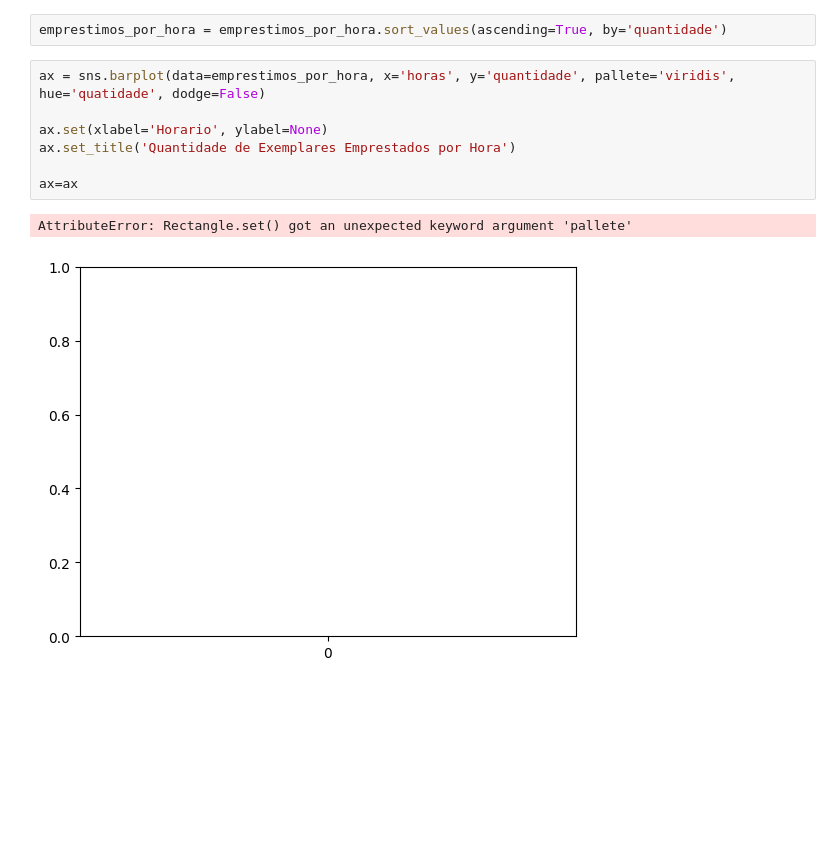
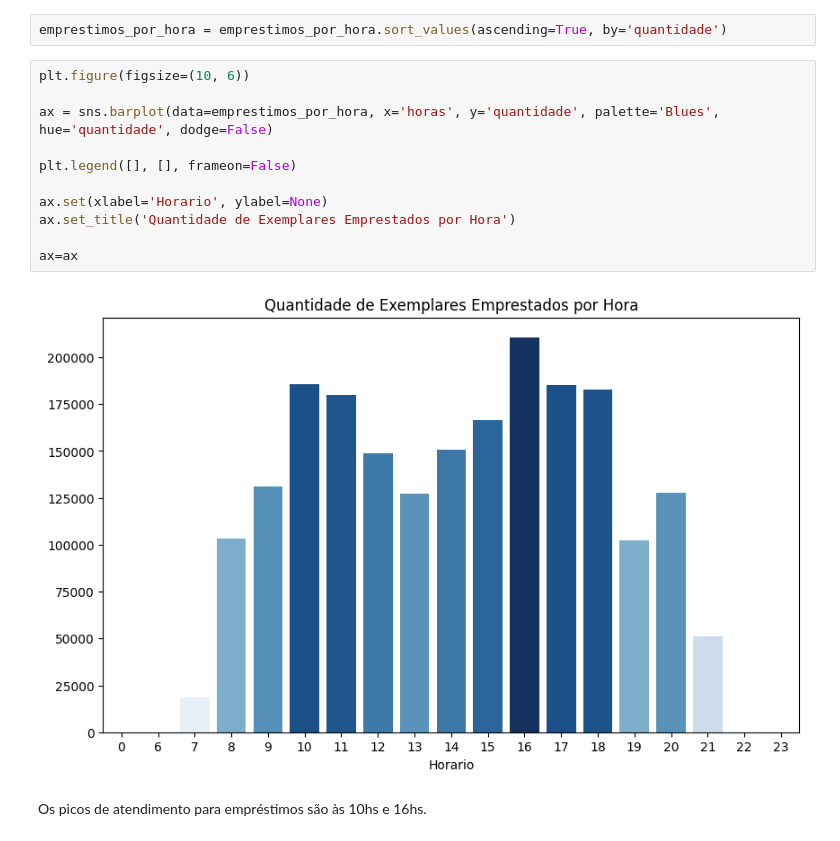
Before and after one commit to wmborges/7_days_of_code_Alura, a Jupyter notebook: 7_days_of_code.ipynb, the cells around one changed output. Saved outputs shown, nothing was run; the diff lists cells and outputs as text; blank space fills up the shorter version.

Commit message:
Atualizar o gráfico de empréstimos por ano para destacar a queda de 2017 a 2020 Criar gráfico de empréstimos por hora

```diff
--- a/7_days_of_code.ipynb
+++ b/7_days_of_code.ipynb
@@ -440,12 +440,17 @@ emprestimos_por_hora
 # %%
 emprestimos_por_hora = emprestimos_por_hora.sort_values(ascending=True, by='quantidade')
 # %%
-ax = sns.barplot(data=emprestimos_por_hora, x='horas', y='quantidade', pallete='viridis', hue='quatidade', dodge=False)
+plt.figure(figsize=(10, 6))
+
+ax = sns.barplot(data=emprestimos_por_hora, x='horas', y='quantidade', palette='Blues', hue='quantidade', dodge=False)
+
+plt.legend([], [], frameon=False)
 
 ax.set(xlabel='Horario', ylabel=None)
 ax.set_title('Quantidade de Exemplares Emprestados por Hora')
 
 ax=ax
 # %% [output]
-AttributeError: Rectangle.set() got an unexpected keyword argument 'pallete'
-[figure, old version]
+[figure, new version]
+# %% [markdown]
+Os picos de atendimento para empréstimos são às 10hs e 16hs.
```
